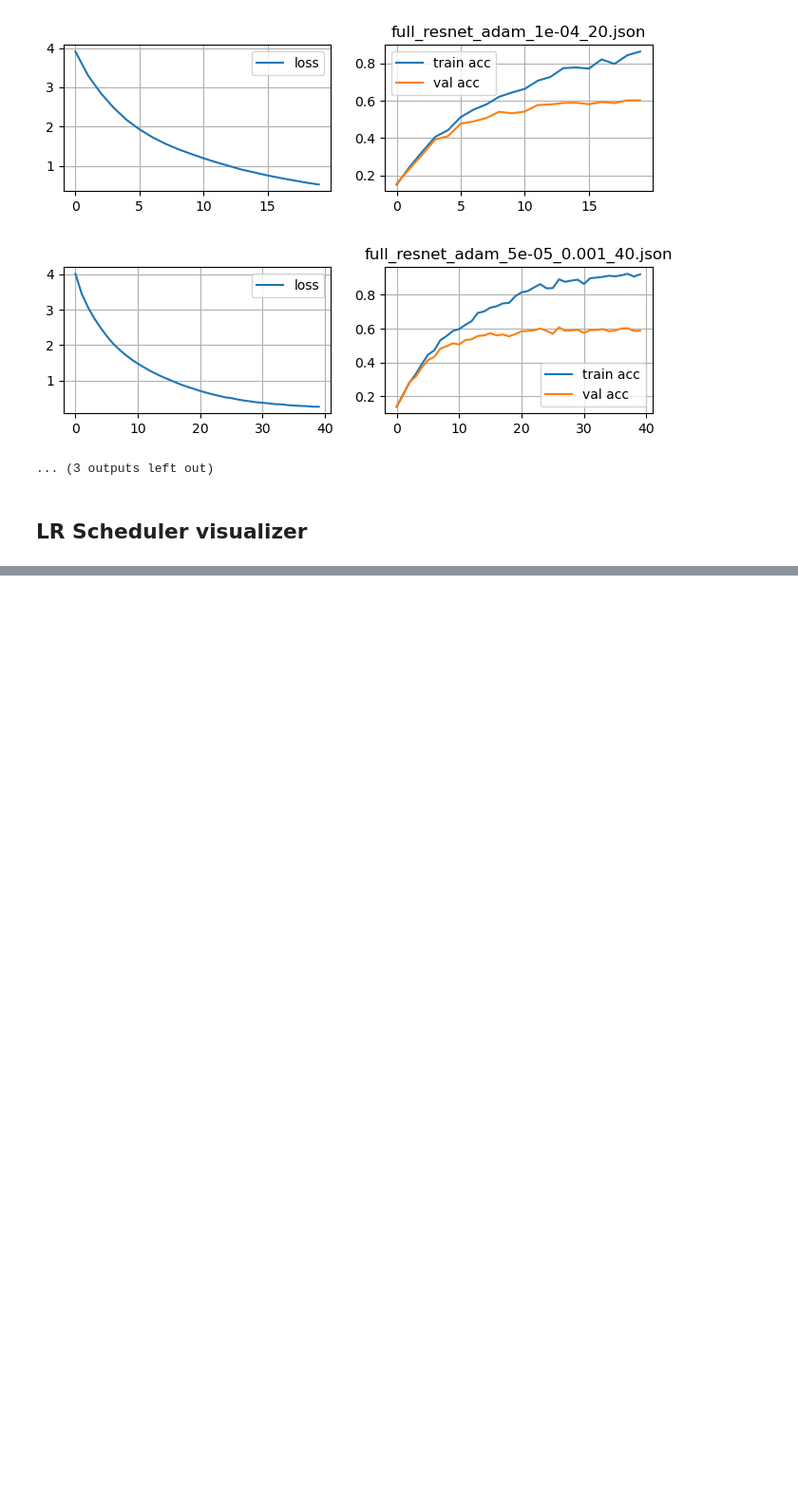
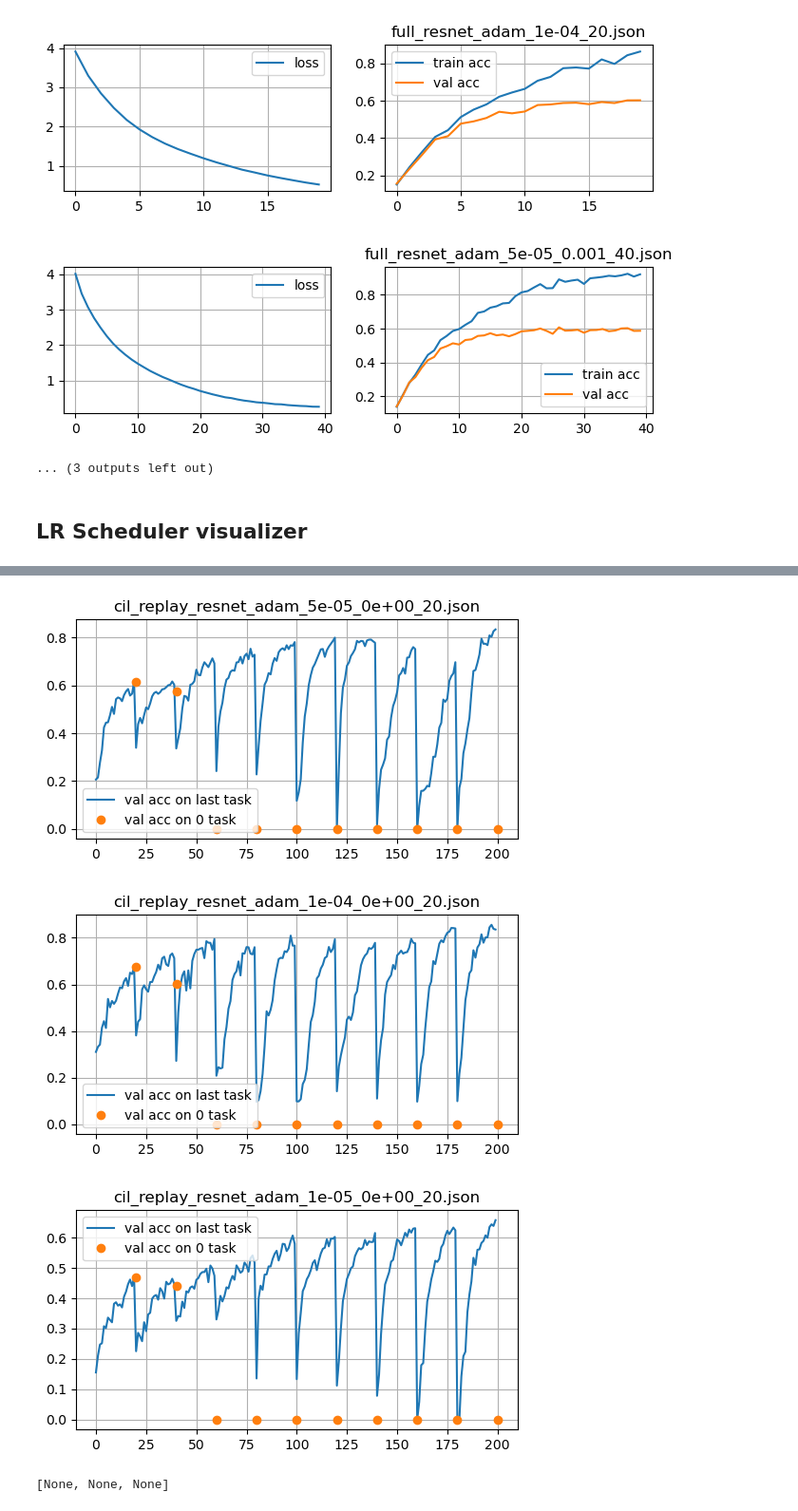
Before and after one commit to mipt-alexa/continual-learning, a Jupyter notebook: visualize.ipynb, the cells around one changed output, grey strips where cells are left out. Shown at 95% size. Cells and saved outputs as stored; diff of their text form; code cells hidden in the pictures; blank space fills up the shorter version.

```diff
--- a/visualize.ipynb
+++ b/visualize.ipynb
@@ -189,0 +215,7 @@ plt.plot(np.arange(n+1), lr_vals)
+# %%
+[plot_cil(dir) for dir in listdir("./pipeline/results") if "cil_replay" in dir]
+# %% [output]
+[figure, added]
+[figure, added]
+[figure, added]
+[None, None, None]
```
Also changed, not shown: parts of 11 cells of this notebook.
